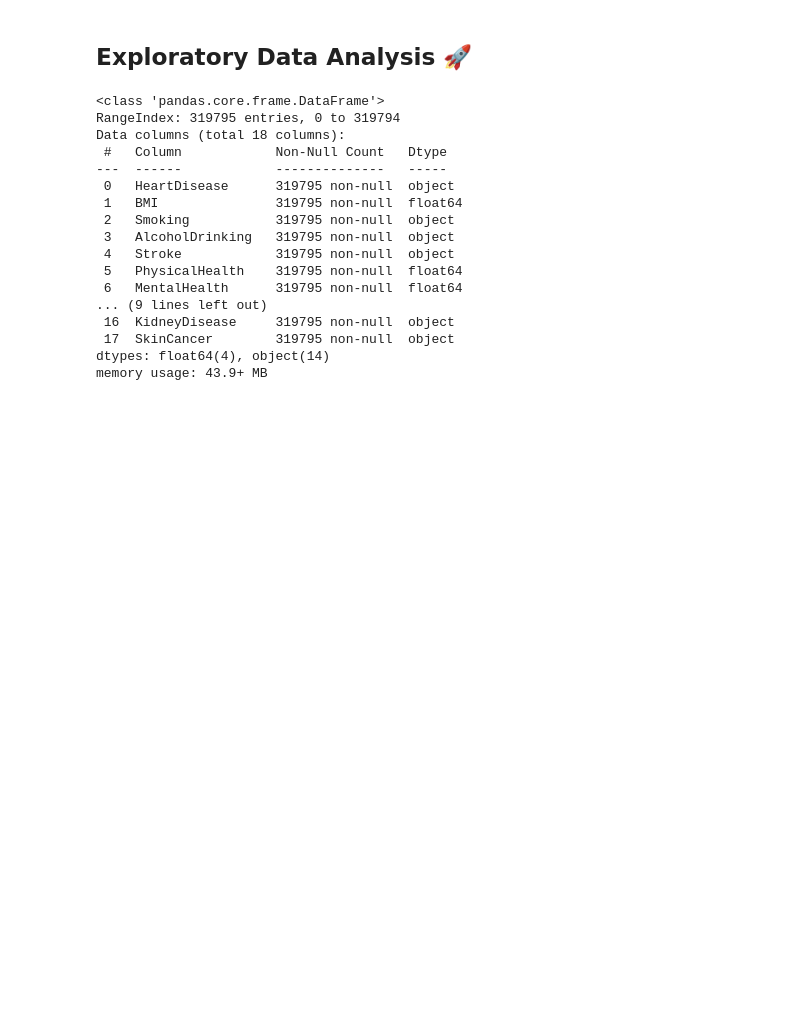
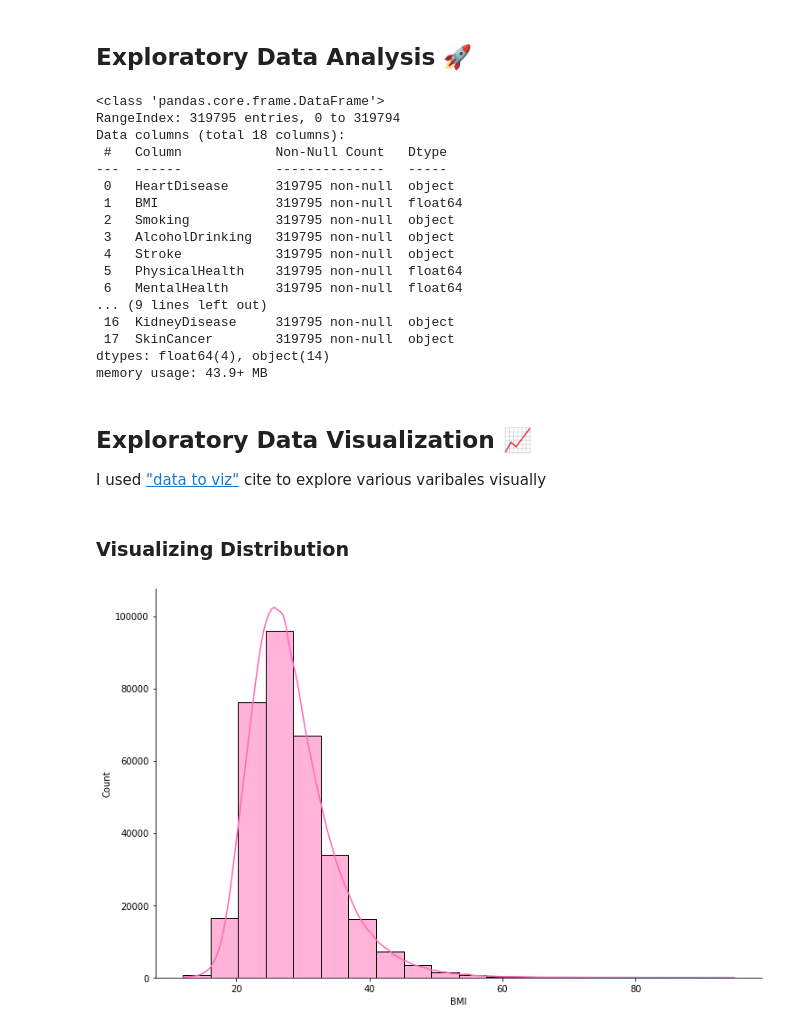
Before and after one commit to Nasheya98/final-project, a Jupyter notebook: notebook.ipynb, the cells around one changed output. Saved outputs shown, nothing was run; the diff lists cells and outputs as text; code cells hidden in the pictures; blank space fills up the shorter version.

```diff
--- a/notebook.ipynb
+++ b/notebook.ipynb
@@ -44,3 +48,18 @@ Data columns (total 18 columns):
  17  SkinCancer        319795 non-null  object
 dtypes: float64(4), object(14)
 memory usage: 43.9+ MB
+# %% [markdown]
+## Exploratory Data Visualization 📈
+
+I used ["data to viz"](https://www.data-to-viz.com/) cite to explore various varibales visually
+# %% [markdown]
+### Visualizing Distribution
+# %%
+g = sns.displot(heart_df['BMI'],
+            color="hotpink",
+            kde=True, # disables kde
+            bins=20)
+g.fig.set_figwidth(12) # increases the width of Seaborn chart
+g.fig.set_figheight(7) # increases the height of Seaborn chart
+# %% [output]
+[figure, added]
```
Also changed, not shown: parts of 6 cells of this notebook.
